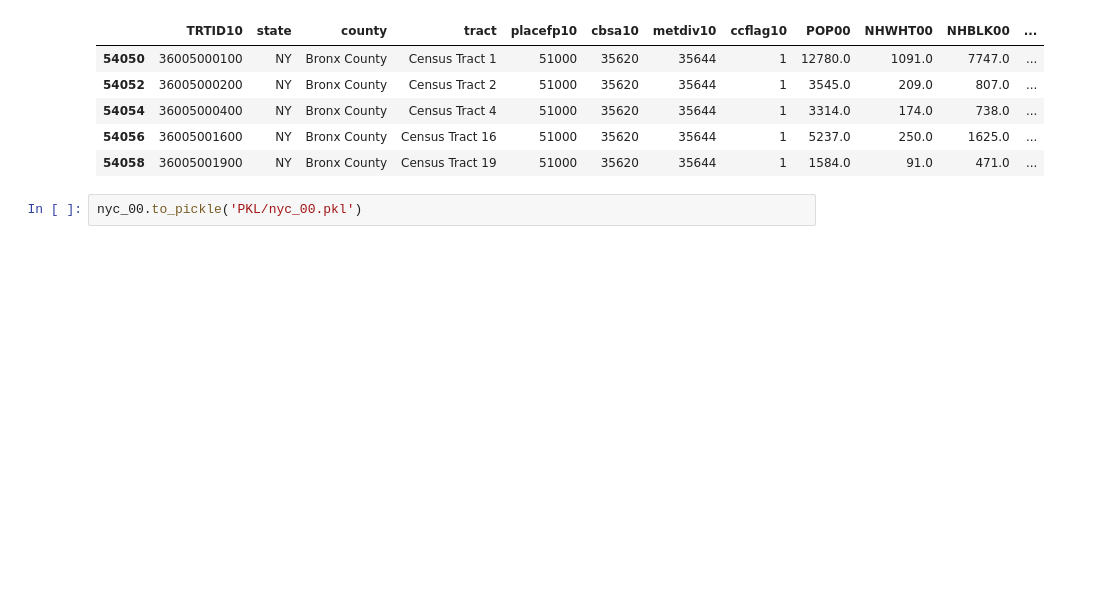
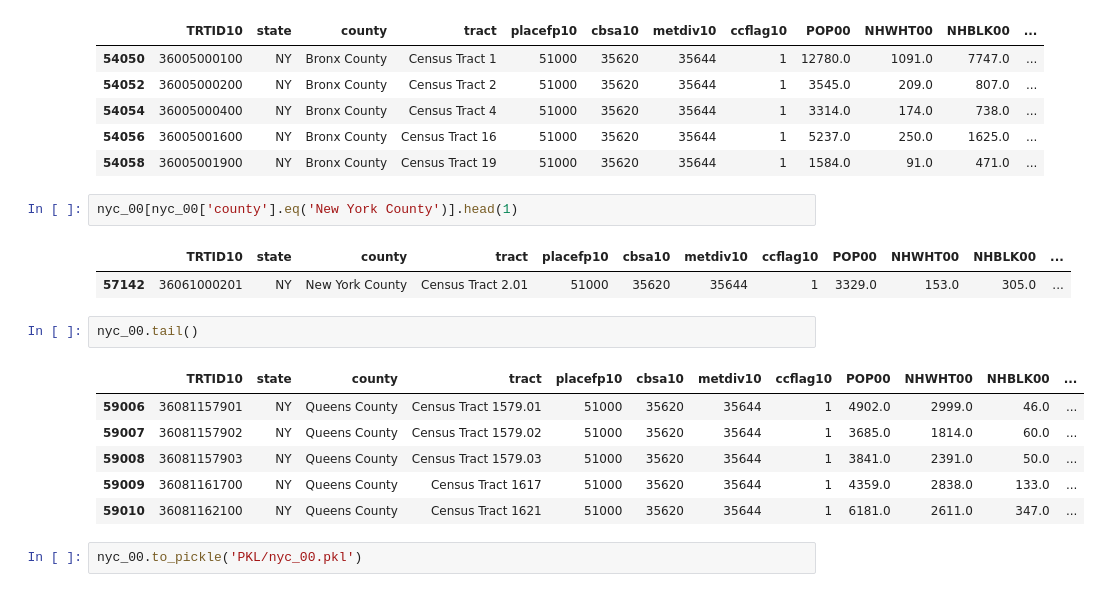
Before and after one commit to ptorres001/cluster_gentrification_new_york, a Jupyter notebook: LTDB_data.ipynb, the cells around one changed output. Saved outputs shown, nothing was run; the diff lists cells and outputs as text; blank space fills up the shorter version.

```diff
--- a/LTDB_data.ipynb
+++ b/LTDB_data.ipynb
@@ -48,6 +49,20 @@ nyc_00.head()
 | 54054 | 36005000400 | NY | Bronx County | Census Tract 4 | 51000 | 35620 | 35644 | 1 | 3314.0 | 174.0 | 738.0 | ... |
 | 54056 | 36005001600 | NY | Bronx County | Census Tract 16 | 51000 | 35620 | 35644 | 1 | 5237.0 | 250.0 | 1625.0 | ... |
 | 54058 | 36005001900 | NY | Bronx County | Census Tract 19 | 51000 | 35620 | 35644 | 1 | 1584.0 | 91.0 | 471.0 | ... |
+# %%
+nyc_00[nyc_00['county'].eq('New York County')].head(1)
+# %% [output]
+|  | TRTID10 | state | county | tract | placefp10 | cbsa10 | metdiv10 | ccflag10 | POP00 | NHWHT00 | NHBLK00 | ... |
+| 57142 | 36061000201 | NY | New York County | Census Tract 2.01 | 51000 | 35620 | 35644 | 1 | 3329.0 | 153.0 | 305.0 | ... |
+# %%
+nyc_00.tail()
+# %% [output]
+|  | TRTID10 | state | county | tract | placefp10 | cbsa10 | metdiv10 | ccflag10 | POP00 | NHWHT00 | NHBLK00 | ... |
+| 59006 | 36081157901 | NY | Queens County | Census Tract 1579.01 | 51000 | 35620 | 35644 | 1 | 4902.0 | 2999.0 | 46.0 | ... |
+| 59007 | 36081157902 | NY | Queens County | Census Tract 1579.02 | 51000 | 35620 | 35644 | 1 | 3685.0 | 1814.0 | 60.0 | ... |
+| 59008 | 36081157903 | NY | Queens County | Census Tract 1579.03 | 51000 | 35620 | 35644 | 1 | 3841.0 | 2391.0 | 50.0 | ... |
+| 59009 | 36081161700 | NY | Queens County | Census Tract 1617 | 51000 | 35620 | 35644 | 1 | 4359.0 | 2838.0 | 133.0 | ... |
+| 59010 | 36081162100 | NY | Queens County | Census Tract 1621 | 51000 | 35620 | 35644 | 1 | 6181.0 | 2611.0 | 347.0 | ... |
 # %%
 nyc_00.to_pickle('PKL/nyc_00.pkl')
 # %% [markdown]
```
Also changed, not shown: parts of 58 cells of this notebook.
